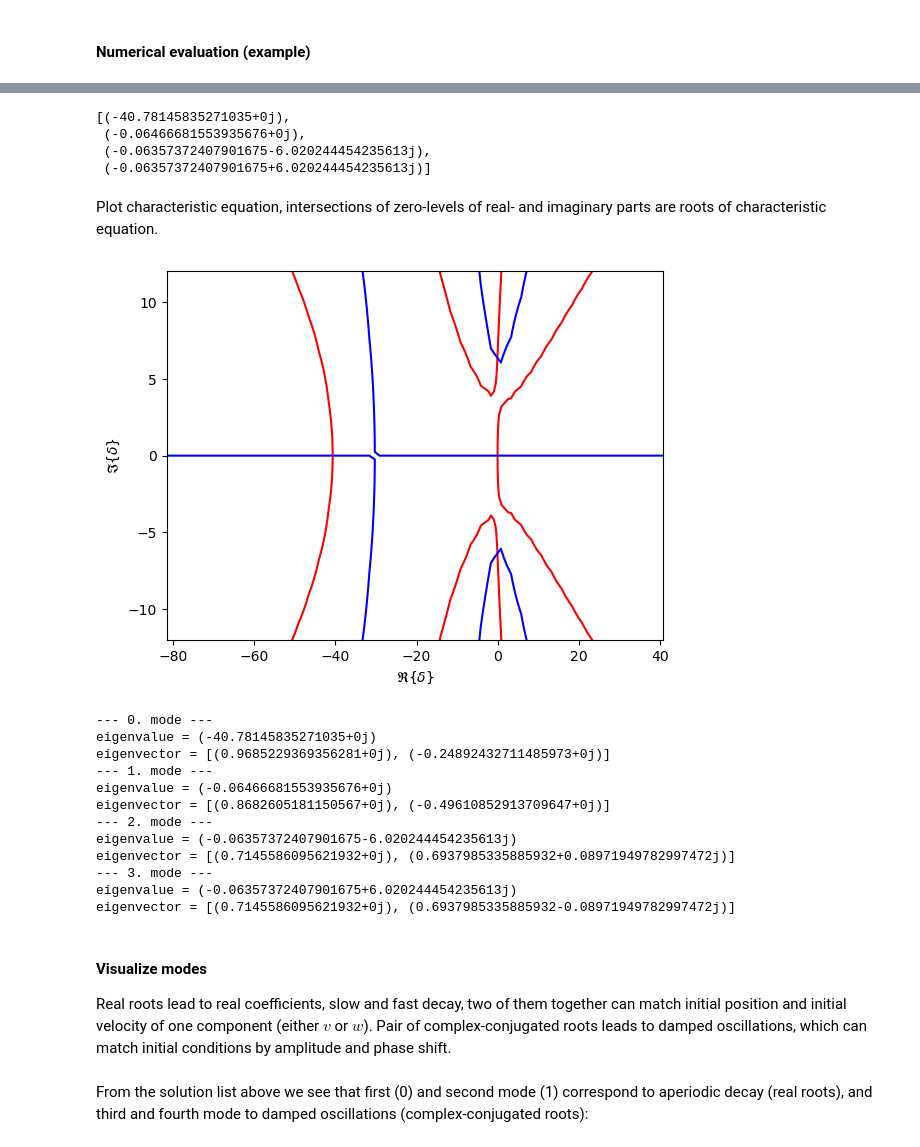
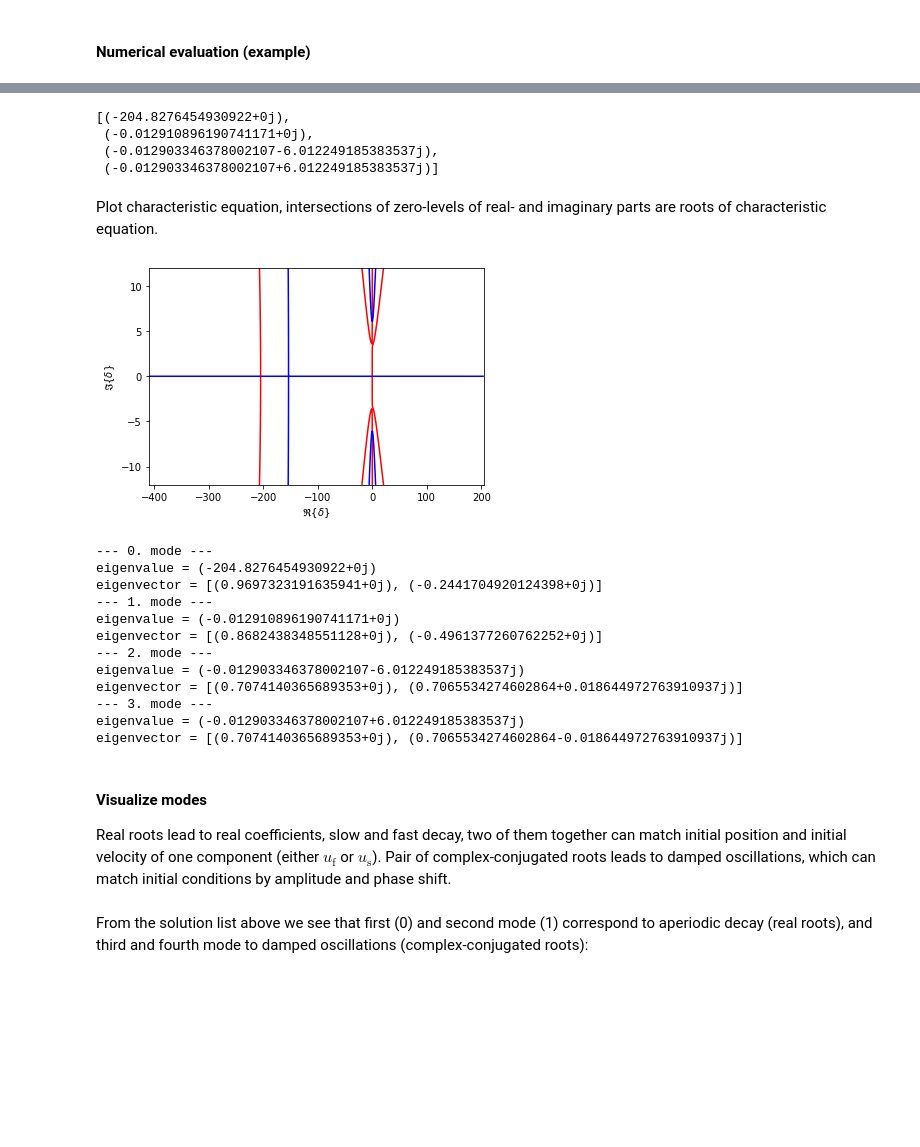
Before and after one commit to nagelt/soil_dynamics, a Jupyter notebook: extra_biot_oscillations.ipynb, the cells around one changed output, grey strips where cells are left out. Saved outputs shown, nothing was run; the diff lists cells and outputs as text; code cells hidden in the pictures; blank space fills up the shorter version.

```diff
--- a/extra_biot_oscillations.ipynb
+++ b/extra_biot_oscillations.ipynb
@@ -60,5 +60,5 @@ G_num = (1/m_v_num)*(1-2*nu_num)/(2*(1-nu_num))   # shear modulus
 # %% [markdown]
 Bar length, plausible values are some meters
 # %%
-L_num = 4
+L_num = 20    # influences eigenfrequency range, set to center it around f_crit
 # %% [markdown]
@@ -545,34 +549,34 @@ eigenvalue_num_P = [complex(EVSP) for EVSP in eigenvalue_sp_P]
 display(eigenvalue_num_P)
 number_of_eigenvalues = len(eigenvalue_num_P)
 # %% [output]
-[(-40.78145835271035+0j),
- (-0.06466681553935676+0j),
- (-0.06357372407901675-6.020244454235613j),
- (-0.06357372407901675+6.020244454235613j)]
+[(-204.8276454930922+0j),
+ (-0.012910896190741171+0j),
+ (-0.012903346378002107-6.012249185383537j),
+ (-0.012903346378002107+6.012249185383537j)]
 # %% [markdown]
 Plot characteristic equation, intersections of zero-levels of real- and imaginary parts are roots of characteristic equation.
 # %%
 Xmin = min(np.real(eigenvalue_num_P))
 Xmax = max(np.real(eigenvalue_num_P))
 dX = Xmax - Xmin
 Ymin = min(np.imag(eigenvalue_num_P))
 Ymax = max(np.imag(eigenvalue_num_P))
 dY = Ymax - Ymin
-X = np.linspace(Xmin-dX, Xmax+dX)
-Y = np.linspace(Ymin-0.5*dY, Ymax+0.5*dY)
+X = np.linspace(Xmin-dX, Xmax+dX, 500)
+Y = np.linspace(Ymin-0.5*dY, Ymax+0.5*dY, 500)
 XX, YY = np.meshgrid(X, Y)
 
 ceq_f = sp.lambdify(delta, ceq_num_P, modules='numpy')
 ZZ = ceq_f(XX+1j*YY)
 
 plt.contour(XX, YY, np.real(ZZ), [0], colors='r');
 plt.contour(XX, YY, np.imag(ZZ), [0], colors='b');
 plt.xlabel("$\mathfrak{R}\{\delta\}$");
 plt.ylabel("$\mathfrak{I}\{\delta\}$");
 #plt.show();
 #tikzplotlib.save("characteristic_roots.tex", axis_height = '\\figH', axis_width = '\\figW')   # im,re
 # %% [output]
-[figure, old version]
+[figure, new version]
 # %%
 eigenvector_num_P = np.zeros((number_of_eigenvalues, 2), dtype=complex)
 for mode_n, delta_n in enumerate(eigenvalue_num_P):
@@ -589,20 +593,20 @@ for mode_n, delta_n in enumerate(eigenvalue_num_P):
 t_scale = 1.0/(np.abs(min(np.imag(eigenvalue_num_P))) + np.abs(min(np.real(eigenvalue_num_P))))
 # %% [output]
 --- 0. mode ---
-eigenvalue = (-40.78145835271035+0j)
-eigenvector = [(0.9685229369356281+0j), (-0.24892432711485973+0j)]
+eigenvalue = (-204.8276454930922+0j)
+eigenvector = [(0.9697323191635941+0j), (-0.2441704920124398+0j)]
 --- 1. mode ---
-eigenvalue = (-0.06466681553935676+0j)
-eigenvector = [(0.8682605181150567+0j), (-0.49610852913709647+0j)]
+eigenvalue = (-0.012910896190741171+0j)
+eigenvector = [(0.8682438348551128+0j), (-0.4961377260762252+0j)]
 --- 2. mode ---
-eigenvalue = (-0.06357372407901675-6.020244454235613j)
-eigenvector = [(0.7145586095621932+0j), (0.6937985335885932+0.08971949782997472j)]
+eigenvalue = (-0.012903346378002107-6.012249185383537j)
+eigenvector = [(0.7074140365689353+0j), (0.7065534274602864+0.018644972763910937j)]
 --- 3. mode ---
-eigenvalue = (-0.06357372407901675+6.020244454235613j)
-eigenvector = [(0.7145586095621932+0j), (0.6937985335885932-0.08971949782997472j)]
+eigenvalue = (-0.012903346378002107+6.012249185383537j)
+eigenvector = [(0.7074140365689353+0j), (0.7065534274602864-0.018644972763910937j)]
 # %% [markdown]
 #### Visualize modes
-Real roots lead to real coefficients, slow and fast decay, two of them together can match initial position and initial velocity of one component (either $v$ or $w$). Pair of complex-conjugated roots leads to damped oscillations, which can match initial conditions by amplitude and phase shift.
+Real roots lead to real coefficients, slow and fast decay, two of them together can match initial position and initial velocity of one component (either $u_\mathrm{f}$ or $u_\mathrm{s}$). Pair of complex-conjugated roots leads to damped oscillations, which can match initial conditions by amplitude and phase shift.
 # %%
 t_modeshow = np.linspace(0, 20*t_scale)
 timesteps_modeshow = len(t_modeshow)
```
Also changed, not shown: parts of 37 cells of this notebook.
